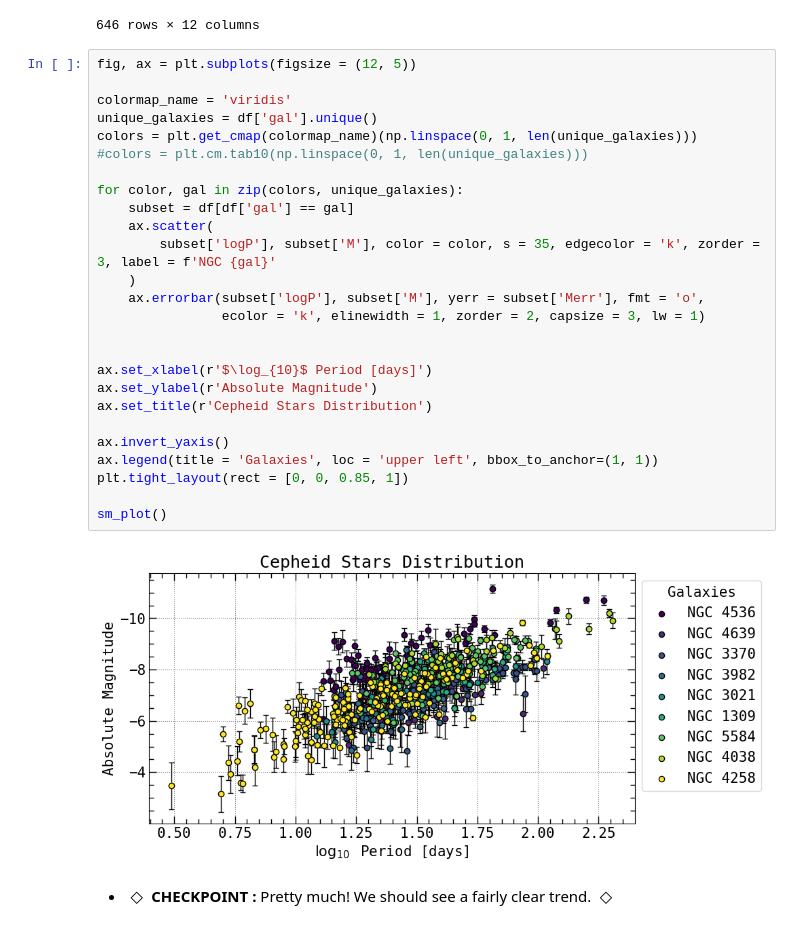
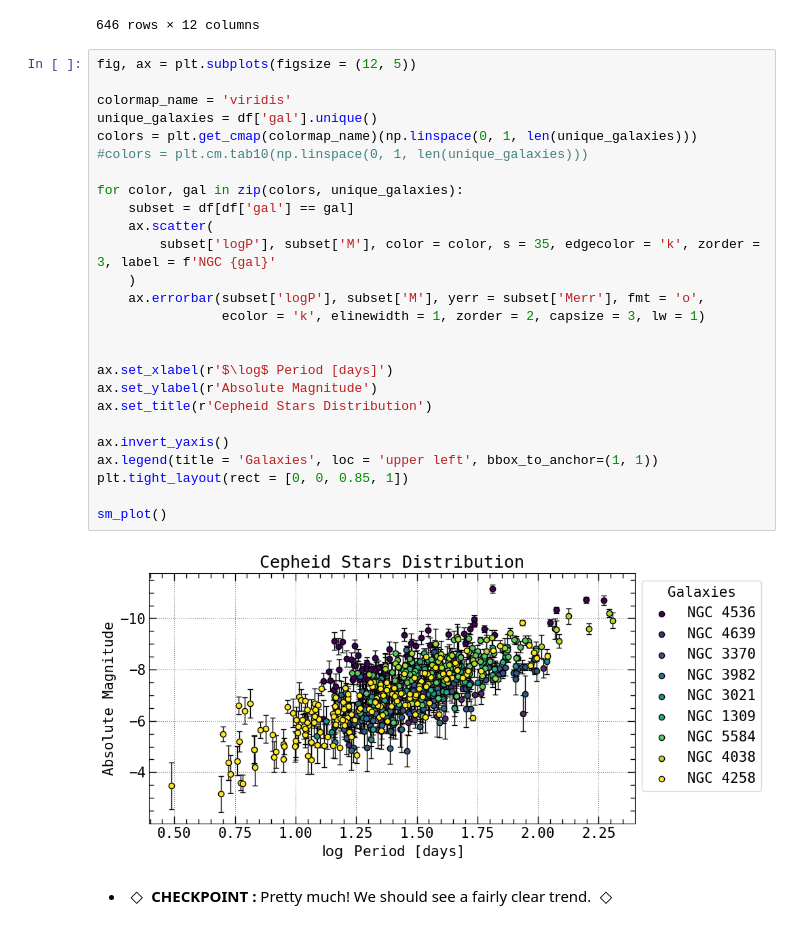
Before and after one commit to GabrielWendell/Cepheids_Projects, a Jupyter notebook: Project_1/Notebooks/Cepheids_Data.ipynb, the cells around one changed output. Saved outputs shown, nothing was run; the diff lists cells and outputs as text.

```diff
--- a/Project_1/Notebooks/Cepheids_Data.ipynb
+++ b/Project_1/Notebooks/Cepheids_Data.ipynb
@@ -313,31 +313,31 @@ TREATED DATAFRAME
 # %%
 fig, ax = plt.subplots(figsize = (12, 5))
 
 colormap_name = 'viridis'
 unique_galaxies = df['gal'].unique()
 colors = plt.get_cmap(colormap_name)(np.linspace(0, 1, len(unique_galaxies)))
 #colors = plt.cm.tab10(np.linspace(0, 1, len(unique_galaxies)))
 
 for color, gal in zip(colors, unique_galaxies):
     subset = df[df['gal'] == gal]
     ax.scatter(
         subset['logP'], subset['M'], color = color, s = 35, edgecolor = 'k', zorder = 3, label = f'NGC {gal}'
     )
     ax.errorbar(subset['logP'], subset['M'], yerr = subset['Merr'], fmt = 'o',
                 ecolor = 'k', elinewidth = 1, zorder = 2, capsize = 3, lw = 1)
 
 
-ax.set_xlabel(r'$\log_{10}$ Period [days]')
+ax.set_xlabel(r'$\log$ Period [days]')
 ax.set_ylabel(r'Absolute Magnitude')
 ax.set_title(r'Cepheid Stars Distribution')
 
 ax.invert_yaxis()
 ax.legend(title = 'Galaxies', loc = 'upper left', bbox_to_anchor=(1, 1))
 plt.tight_layout(rect = [0, 0, 0.85, 1])
 
 sm_plot()
 # %% [output]
-[figure, old version]
+[figure, new version]
 # %% [markdown]
 - $\Diamond$ **CHECKPOINT :** Pretty much! We should see a fairly clear trend. $\Diamond$
 # %% [markdown]
```
Also changed, not shown: parts of 8 cells of this notebook, 34 other files.
